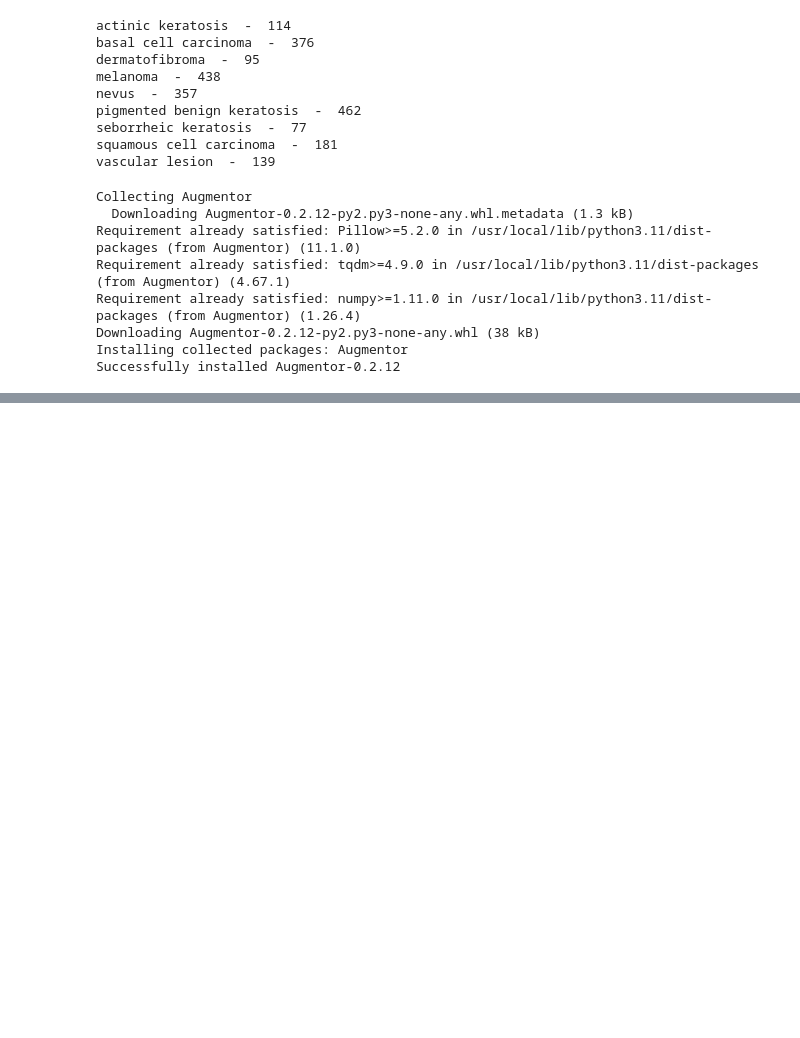
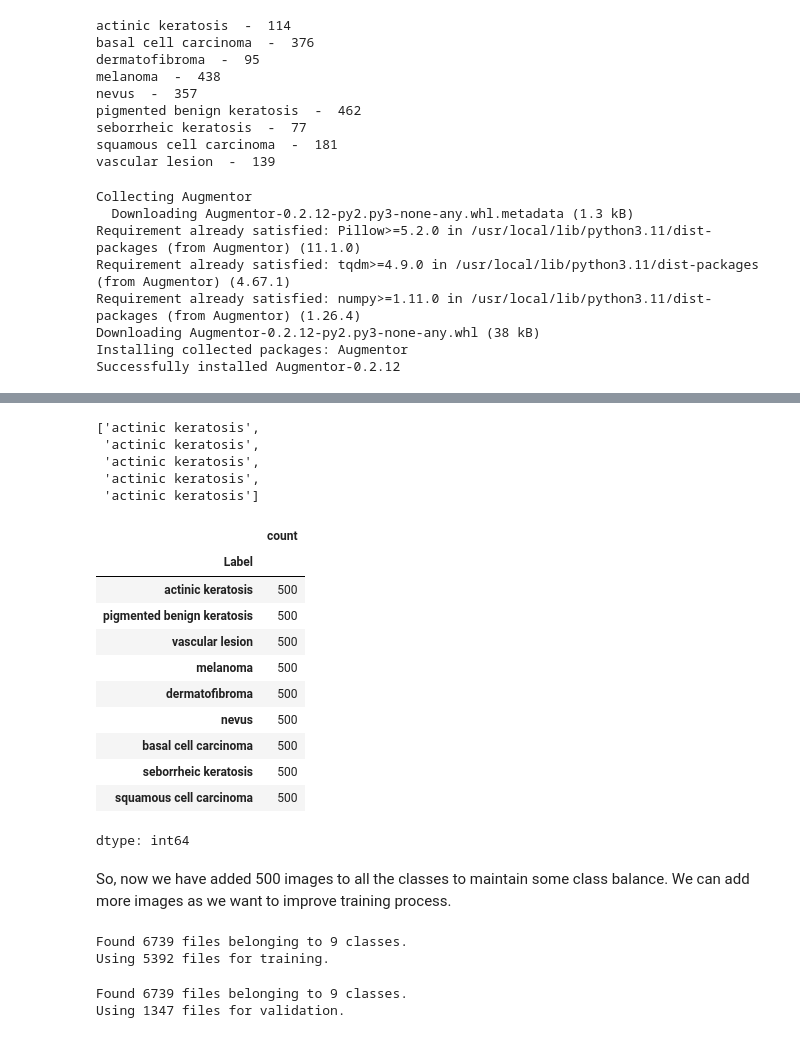
Before and after one commit to deepakrana123us/melanoma-detection, a Jupyter notebook: Deepak_Rana_nn.ipynb, the cells around one changed output, grey strips where cells are left out. Cells and saved outputs as stored; diff of their text form; code cells hidden in the pictures; blank space fills up the shorter version.

```diff
--- a/Deepak_Rana_nn.ipynb
+++ b/Deepak_Rana_nn.ipynb
@@ -468,0 +494,6 @@ Rectifing class imbalances present in the training dataset with Augmentor librar
+# %%
+# extracting the augmented image paths in a list
+# Import the glob module
+
+path_list = [x for x in glob.glob(os.path.join(data_dir_train, '*','output', '*.jpg'))]
+path_list[:5]
@@ -468,0 +506,29 @@ Rectifing class imbalances present in the training dataset with Augmentor librar
+# %%
+lesion_list_new = [os.path.basename(os.path.dirname(os.path.dirname(y))) for y in glob.glob(os.path.join(data_dir_train, '*','output', '*.jpg'))]
+lesion_list_new[:5]
+# %% [output]
+['actinic keratosis',
+ 'actinic keratosis',
+ 'actinic keratosis',
+ 'actinic keratosis',
+ 'actinic keratosis']
+# %%
+dict_new = dict(zip(path_list, lesion_list_new))
+df = pd.DataFrame(list(dict_new.items()),columns = ['Path','Label'])
+# %%
+df['Label'].value_counts()
+# %% [output]
+|  | count |
+| Label |  |
+| actinic keratosis | 500 |
+| pigmented benign keratosis | 500 |
+| vascular lesion | 500 |
+| melanoma | 500 |
+| dermatofibroma | 500 |
+| nevus | 500 |
+| basal cell carcinoma | 500 |
+| seborrheic keratosis | 500 |
+| squamous cell carcinoma | 500 |
+dtype: int64
+# %% [markdown]
+So, now we have added 500 images to all the classes to maintain some class balance. We can add more images as we want to improve training process.
@@ -468,0 +545,22 @@ Rectifing class imbalances present in the training dataset with Augmentor librar
+# %%
+train_ds = tf.keras.preprocessing.image_dataset_from_directory(
+  data_dir_train,
+  seed=123,
+  validation_split = 0.2,
+  subset = "training",
+  image_size=(img_height, img_width),
+  batch_size=batch_size)
+# %% [output]
+Found 6739 files belonging to 9 classes.
+Using 5392 files for training.
+# %%
+val_ds = tf.keras.preprocessing.image_dataset_from_directory(
+  data_dir_train,
+  seed=123,
+  validation_split = 0.2,
+  subset = "validation",
+  image_size=(img_height, img_width),
+  batch_size=batch_size)
+# %% [output]
+Found 6739 files belonging to 9 classes.
+Using 1347 files for validation.
```
Also changed, not shown: parts of 18 cells of this notebook.
